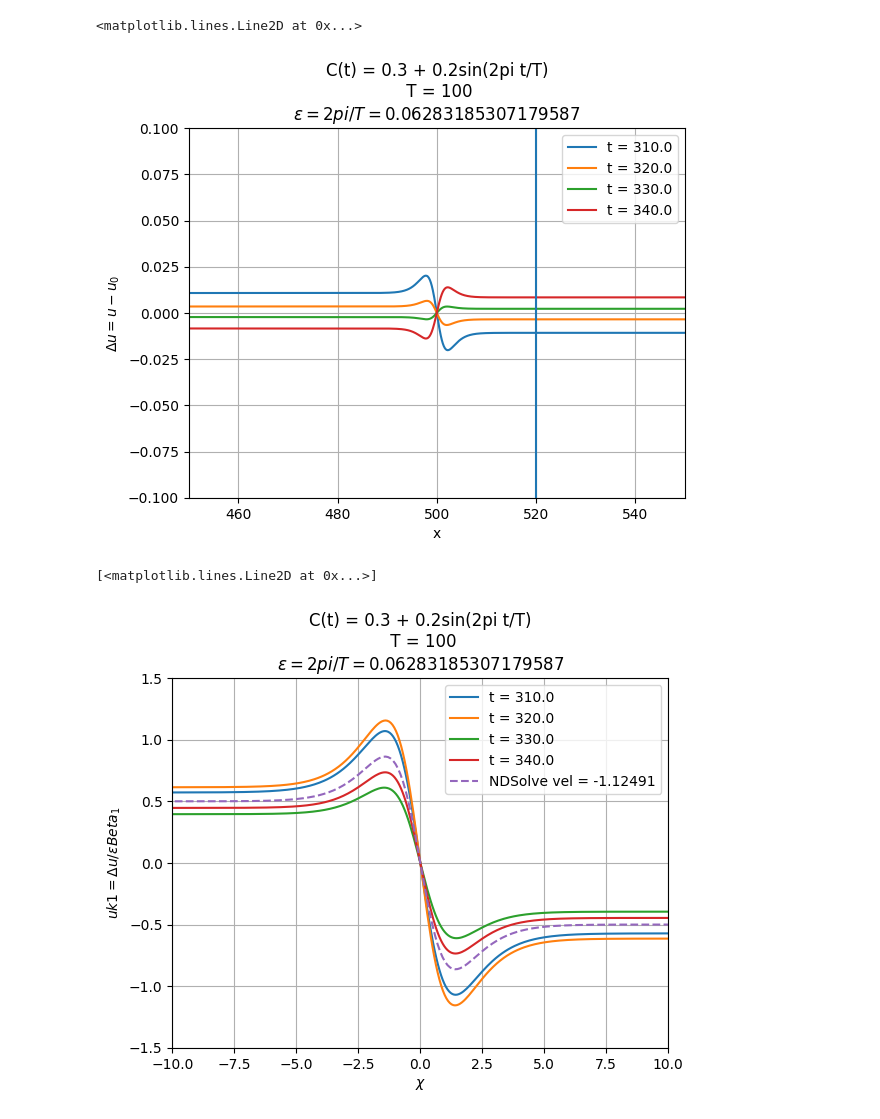
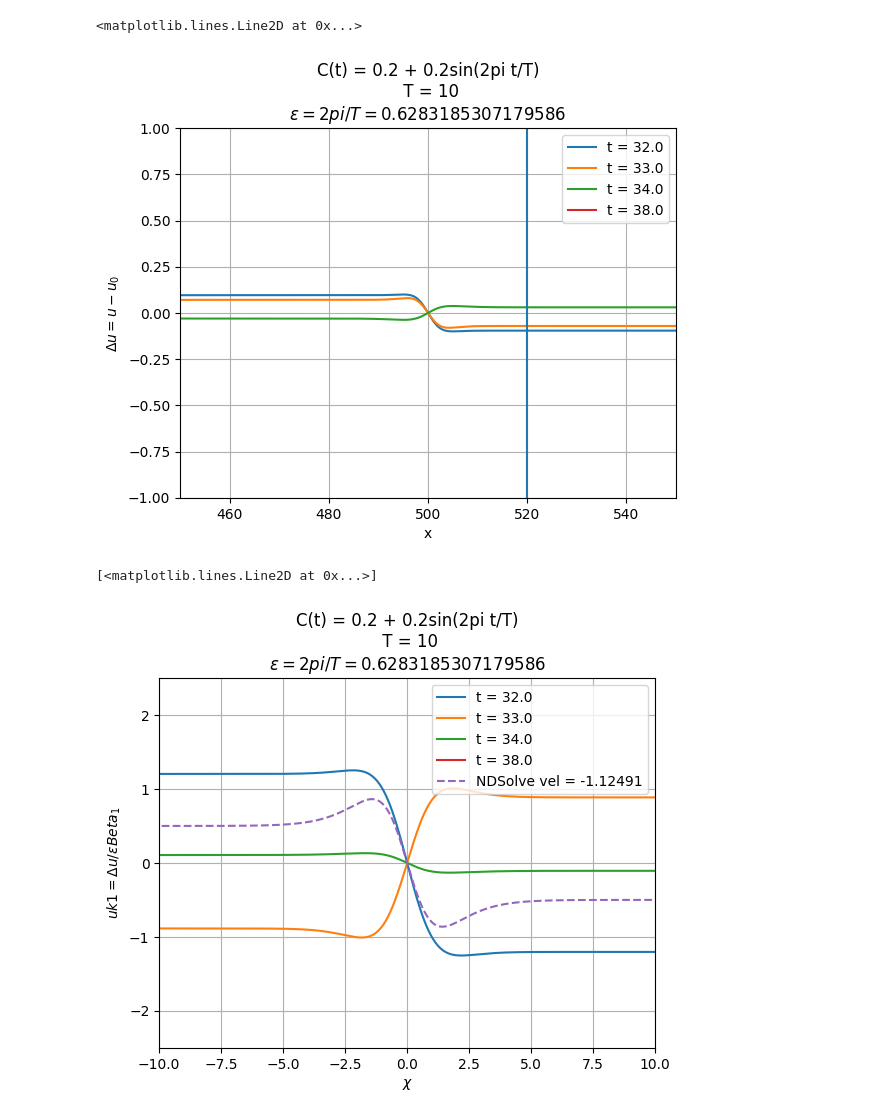
Before and after one commit to suanno/stage2, a Jupyter notebook: codes_tdgl/1D/plot/second analytical approach/distance from stationary state.ipynb, the cells around one changed output. Saved outputs shown, nothing was run; the diff lists cells and outputs as text; code cells hidden in the pictures.

```diff
--- a/codes_tdgl/1D/plot/second analytical approach/distance from stationary state.ipynb
+++ b/codes_tdgl/1D/plot/second analytical approach/distance from stationary state.ipynb
@@ -13,7 +13,7 @@ dir_save = "../../.saves/" + "T=10 A=0.2 Cave=0.2 from tanh aftersomeperiods/"
 # %%
-Cave = 0.3
+Cave = 0.2
 A = 0.2
-T = 100
+T = 10
 eps = 2*np.pi/T
 
 def beta1eps(t):
@@ -171,14 +171,14 @@ ax_d.axvline(xplateau)
 520.0
 <matplotlib.lines.Line2D at 0x...>
 # %%
-toll = 0.1
+toll = 1
 ax_d.set_ylim(-toll,toll)
 ax_d.set_title(title)
 ax_d.legend()
 ax_d.set_xlim(xmin, xmax)
 fig_d
 # %% [output]
-[figure, old version]
+[figure, new version]
 # %%
 # Add NDSolve solution to u_k1 ODE among the uk1 extimations
 
@@ -199,17 +199,17 @@ ax_r.plot(x, y, "--", label= "NDSolve vel = -1.12491")
 # %% [output]
 [<matplotlib.lines.Line2D at 0x...>]
 # %%
-toll2 = 1.5
+toll2 = 2.5
 chispan = 20
 ax_r.set_ylim(-toll2,toll2)
 ax_r.set_title(title)
 chimin = - chispan/2
 chimax = + chispan/2
 ax_r.set_xlim(chimin, chimax)
 ax_r.legend()
 fig_r
 # %% [output]
-[figure, old version]
+[figure, new version]
 # %%
 # Experimental measured beta1*eps (from plateau value)
 ax_b.plot(ts, beta1s_eps, ".", label = "Experiment")
```
Also changed, not shown: parts of 4 cells of this notebook, 8 other files.
